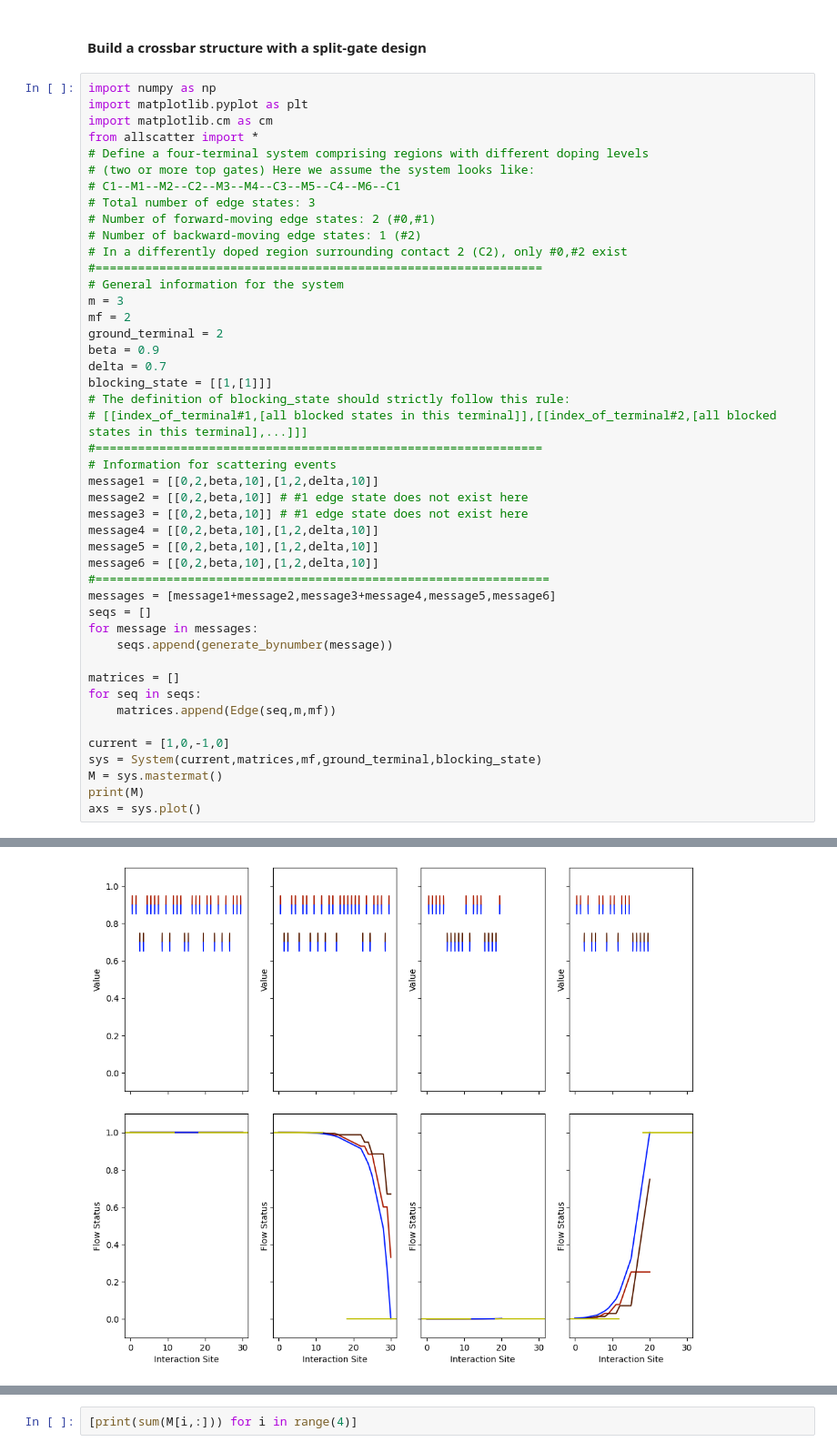
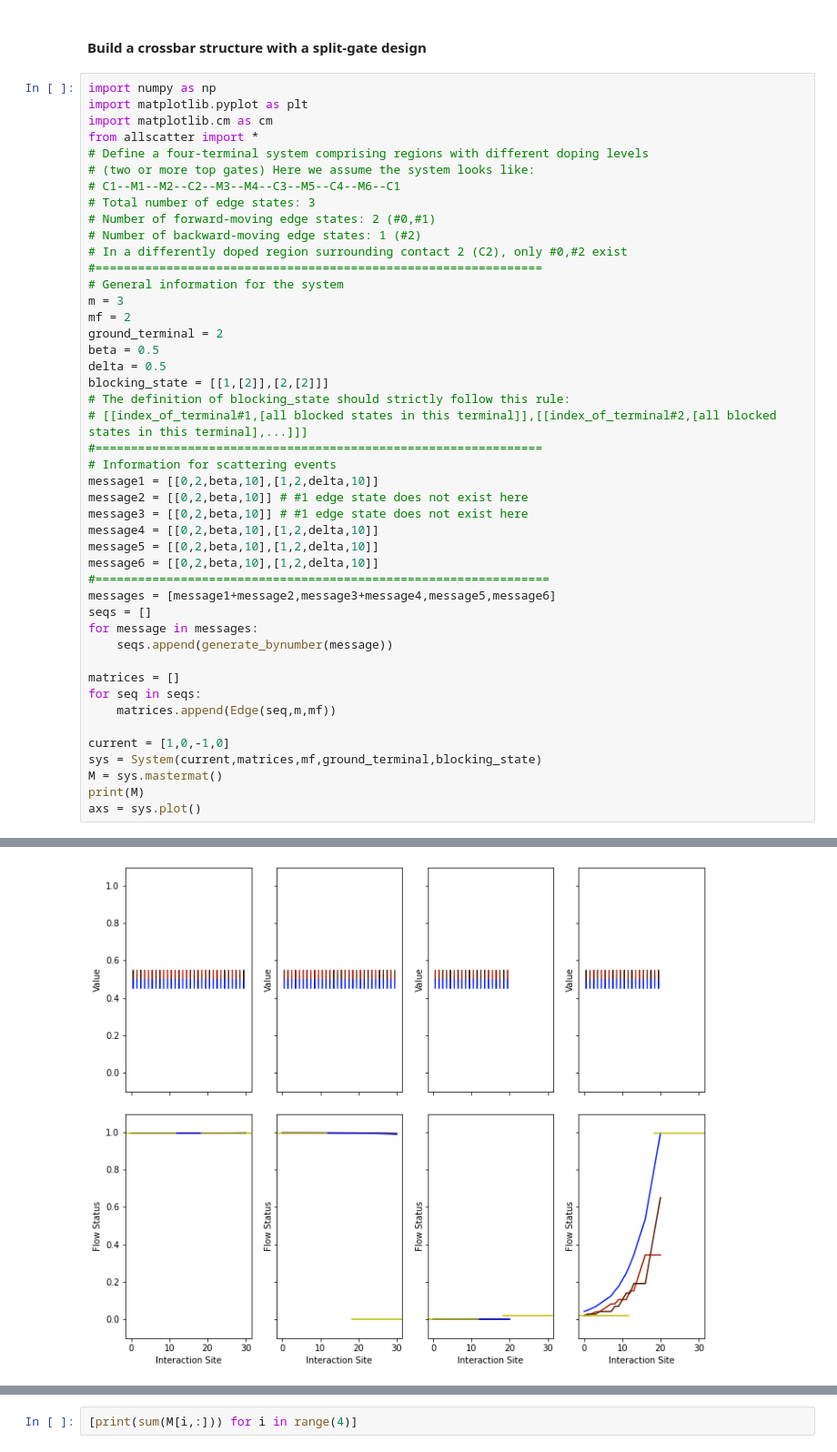
Before and after one commit to LarsonLaugh/Counterfusion, a Jupyter notebook: demo.ipynb, the cells around one changed output, grey strips where cells are left out. Shown: that part at 91% size. Saved outputs shown, nothing was run; the diff lists cells and outputs as text.

Commit message:
Update plot method of System to address the scenario blockStates is not None

```diff
--- a/demo.ipynb
+++ b/demo.ipynb
@@ -674,9 +674,9 @@ from allscatter import *
 m = 3
 mf = 2
 ground_terminal = 2
-beta = 0.9
-delta = 0.7
-blocking_state = [[1,[1]]]
+beta = 0.5
+delta = 0.5
+blocking_state = [[1,[2]],[2,[2]]]
 # The definition of blocking_state should strictly follow this rule:
 # [[index_of_terminal#1,[all blocked states in this terminal]],[[index_of_terminal#2,[all blocked states in this terminal],...]]]
 #===============================================================
@@ -710,4 +711,4 @@ axs = sys.plot()
-[figure, old version]
+[figure, new version]
 # %%
 [print(sum(M[:,i])) for i in range(4)]
 # %% [output]
```
Also changed, not shown: parts of 2 cells of this notebook, 1 other file.
